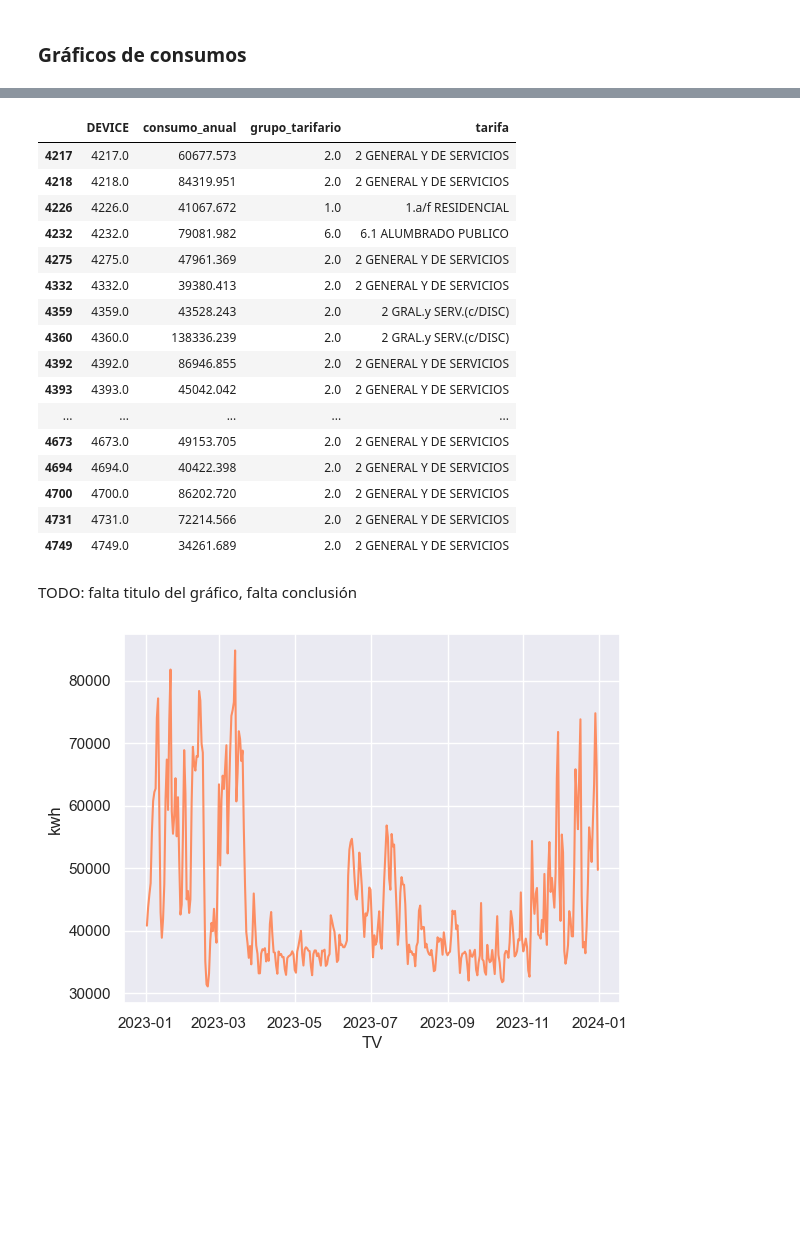
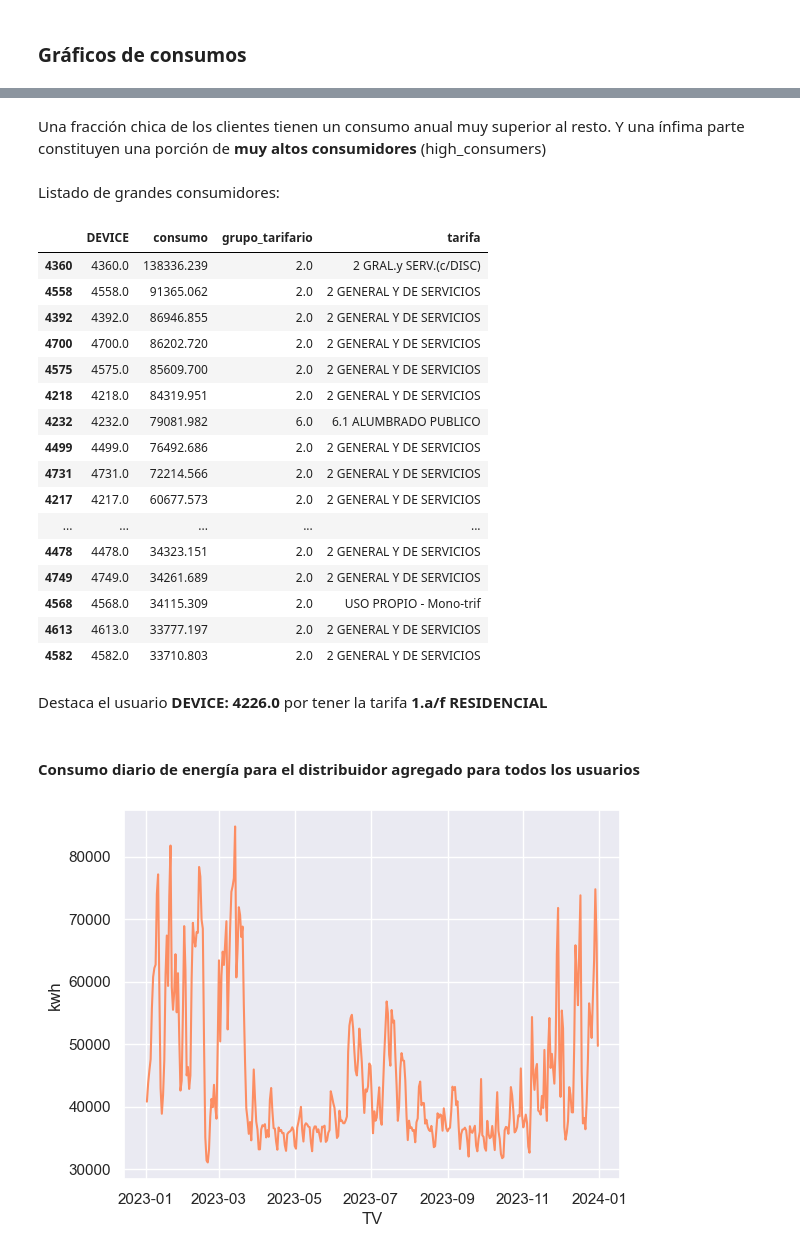
Before and after one commit to pasollipaula/DiplodatosMentoria, a Jupyter notebook: Mentoria_M09_TP_1.ipynb, the cells around one changed output, grey strips where cells are left out. Cells and saved outputs as stored; diff of their text form; code cells hidden in the pictures; blank space fills up the shorter version.

Commit message:
Se corrige entrega 1 agregando titulos y conclusiones

```diff
--- a/Mentoria_M09_TP_1.ipynb
+++ b/Mentoria_M09_TP_1.ipynb
@@ -1432,10 +1477,9 @@ final_df = consumos_df.drop(columns=non_useful_col)
 final_df = final_df[[
     'DEVICE', 'TV',
     'consumo', 'consumo_pico', 'consumo_valle', 'consumo_resto', 'Maxima_Demanda',
-    'Dia_Consumo', 'Mes_Consumo','is_business_day',
+    'Dia_Consumo', 'Semana_Consumo', 'Mes_Consumo','is_business_day',
     'precipitaciones', 'temperatura_min', 'temperatura_max', 'temperatura_avg',
-    'distribuidor', 'subestacion', 'distrito', 'grupo_tarifario', 'tarifa',
-    'consumo_mensual', 'consumo_anual','emae'
+    'distribuidor', 'subestacion', 'distrito', 'grupo_tarifario', 'tarifa', 'emae'
 ]]
 # %%
 # Debería eliminar el 1 de enero de 2023 ya que no tengo forma de estimar su consumo
@@ -1476,9 +1522,9 @@ plt.close()
 # %%
 # Group by device and sum consumption
-consumo_anual = final_df.groupby(['DEVICE'], as_index=False)[['consumo_anual']].mean()
+consumo_anual = final_df.groupby(['DEVICE'], as_index=False)[['consumo']].sum()
 
 # Plot annual consumption by device
-sns.scatterplot(consumo_anual, x='DEVICE', y='consumo_anual')
+sns.scatterplot(consumo_anual, x='DEVICE', y='consumo')
 
 # Customize the chart
 plt.title('Consumo Anual por DEVICE (medidor)')
@@ -1490,35 +1536,41 @@ plt.show()
+# %% [markdown]
+Una fracción chica de los clientes tienen un consumo anual muy superior al resto. Y una ínfima parte constituyen una porción de **muy altos consumidores** (high_consumers)
 # %%
 # See how many DEVICE have an annual consumption over target
-high_consumers = consumo_anual.loc[consumo_anual['consumo_anual']>=30000]['DEVICE']
+high_consumers = consumo_anual.loc[consumo_anual['consumo']>=30000]['DEVICE']
 # %%
 # Agrupar por DEVICE y calcular la tarifa más frecuente y la suma del consumo diario
 segment_group = final_df.groupby('DEVICE').agg({
-    'consumo_anual': 'mean',
+    'consumo': sum,
     'grupo_tarifario': lambda x: x.mode()[0],
     'tarifa': lambda x: x.mode()[0]
 }).reset_index()
+# %% [markdown]
+Listado de grandes consumidores:
 # %%
-segment_group.loc[segment_group['DEVICE'].isin(high_consumers)]
+segment_group.loc[segment_group['DEVICE'].isin(high_consumers)].sort_values(by='consumo', ascending=False)
 # %% [output]
-|  | DEVICE | consumo_anual | grupo_tarifario | tarifa |
+|  | DEVICE | consumo | grupo_tarifario | tarifa |
+| 4360 | 4360.0 | 138336.239 | 2.0 | 2 GRAL.y SERV.(c/DISC) |
+| 4558 | 4558.0 | 91365.062 | 2.0 | 2 GENERAL Y DE SERVICIOS |
+| 4392 | 4392.0 | 86946.855 | 2.0 | 2 GENERAL Y DE SERVICIOS |
+| 4700 | 4700.0 | 86202.720 | 2.0 | 2 GENERAL Y DE SERVICIOS |
+| 4575 | 4575.0 | 85609.700 | 2.0 | 2 GENERAL Y DE SERVICIOS |
+| 4218 | 4218.0 | 84319.951 | 2.0 | 2 GENERAL Y DE SERVICIOS |
+| 4232 | 4232.0 | 79081.982 | 6.0 | 6.1 ALUMBRADO PUBLICO |
+| 4499 | 4499.0 | 76492.686 | 2.0 | 2 GENERAL Y DE SERVICIOS |
+| 4731 | 4731.0 | 72214.566 | 2.0 | 2 GENERAL Y DE SERVICIOS |
 | 4217 | 4217.0 | 60677.573 | 2.0 | 2 GENERAL Y DE SERVICIOS |
-| 4218 | 4218.0 | 84319.951 | 2.0 | 2 GENERAL Y DE SERVICIOS |
-| 4226 | 4226.0 | 41067.672 | 1.0 | 1.a/f RESIDENCIAL |
-| 4232 | 4232.0 | 79081.982 | 6.0 | 6.1 ALUMBRADO PUBLICO |
-| 4275 | 4275.0 | 47961.369 | 2.0 | 2 GENERAL Y DE SERVICIOS |
-| 4332 | 4332.0 | 39380.413 | 2.0 | 2 GENERAL Y DE SERVICIOS |
-| 4359 | 4359.0 | 43528.243 | 2.0 | 2 GRAL.y SERV.(c/DISC) |
-| 4360 | 4360.0 | 138336.239 | 2.0 | 2 GRAL.y SERV.(c/DISC) |
-| 4392 | 4392.0 | 86946.855 | 2.0 | 2 GENERAL Y DE SERVICIOS |
-| 4393 | 4393.0 | 45042.042 | 2.0 | 2 GENERAL Y DE SERVICIOS |
 | ... | ... | ... | ... | ... |
-| 4673 | 4673.0 | 49153.705 | 2.0 | 2 GENERAL Y DE SERVICIOS |
-| 4694 | 4694.0 | 40422.398 | 2.0 | 2 GENERAL Y DE SERVICIOS |
-| 4700 | 4700.0 | 86202.720 | 2.0 | 2 GENERAL Y DE SERVICIOS |
-| 4731 | 4731.0 | 72214.566 | 2.0 | 2 GENERAL Y DE SERVICIOS |
+| 4478 | 4478.0 | 34323.151 | 2.0 | 2 GENERAL Y DE SERVICIOS |
 | 4749 | 4749.0 | 34261.689 | 2.0 | 2 GENERAL Y DE SERVICIOS |
+| 4568 | 4568.0 | 34115.309 | 2.0 | USO PROPIO - Mono-trif |
+| 4613 | 4613.0 | 33777.197 | 2.0 | 2 GENERAL Y DE SERVICIOS |
+| 4582 | 4582.0 | 33710.803 | 2.0 | 2 GENERAL Y DE SERVICIOS |
-# %% [markdown]
-TODO: falta titulo del gráfico, falta conclusión
+# %% [markdown]
+Destaca el usuario **DEVICE: 4226.0** por tener la tarifa **1.a/f RESIDENCIAL**
+# %% [markdown]
+#### Consumo diario de energía para el distribuidor agregado para todos los usuarios
 # %%
 # Group by date and sum consumption
 daily_consumption = final_df.groupby(['TV'], as_index=False)[['consumo']].sum()
```
Also changed, not shown: parts of 34 cells of this notebook.
